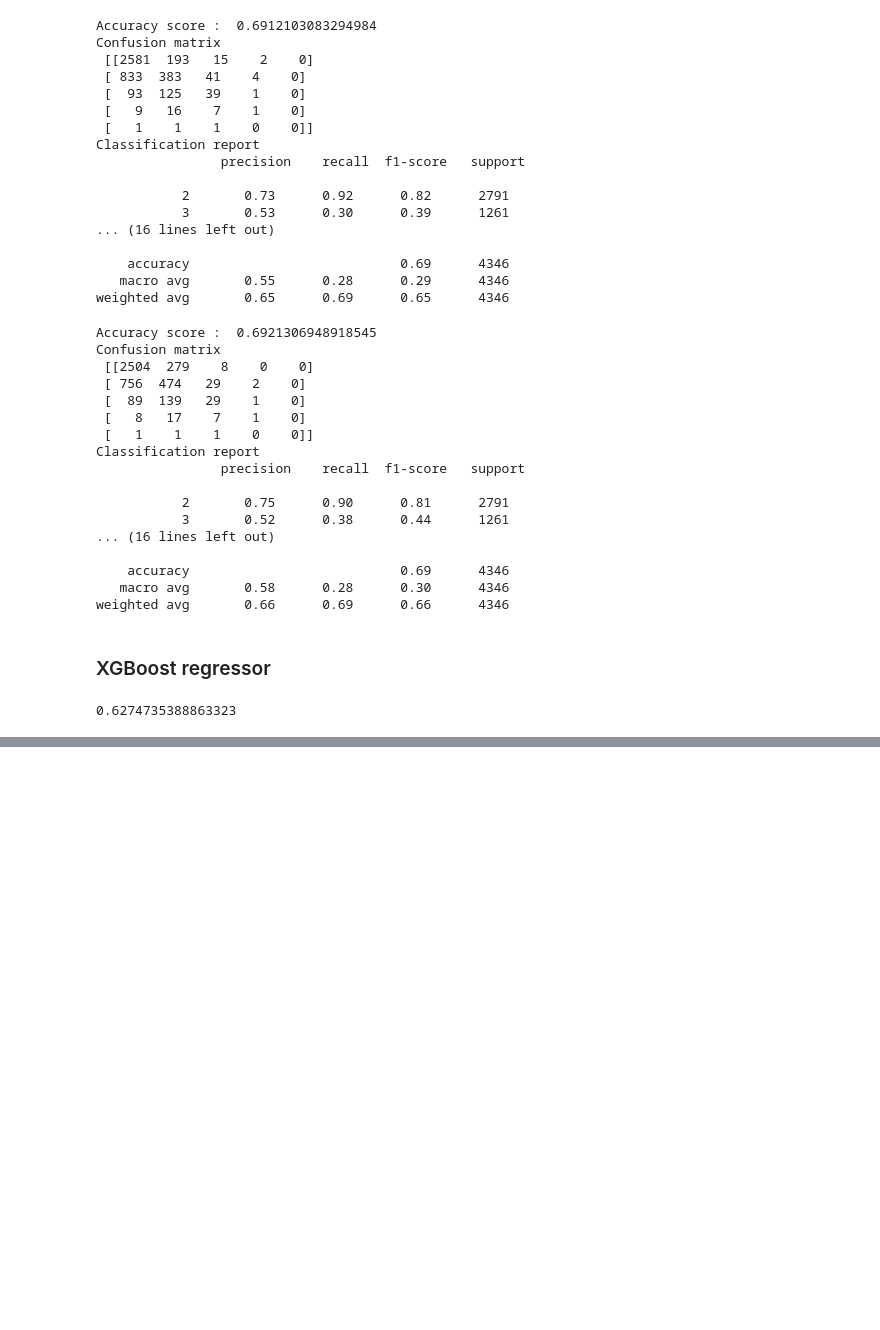
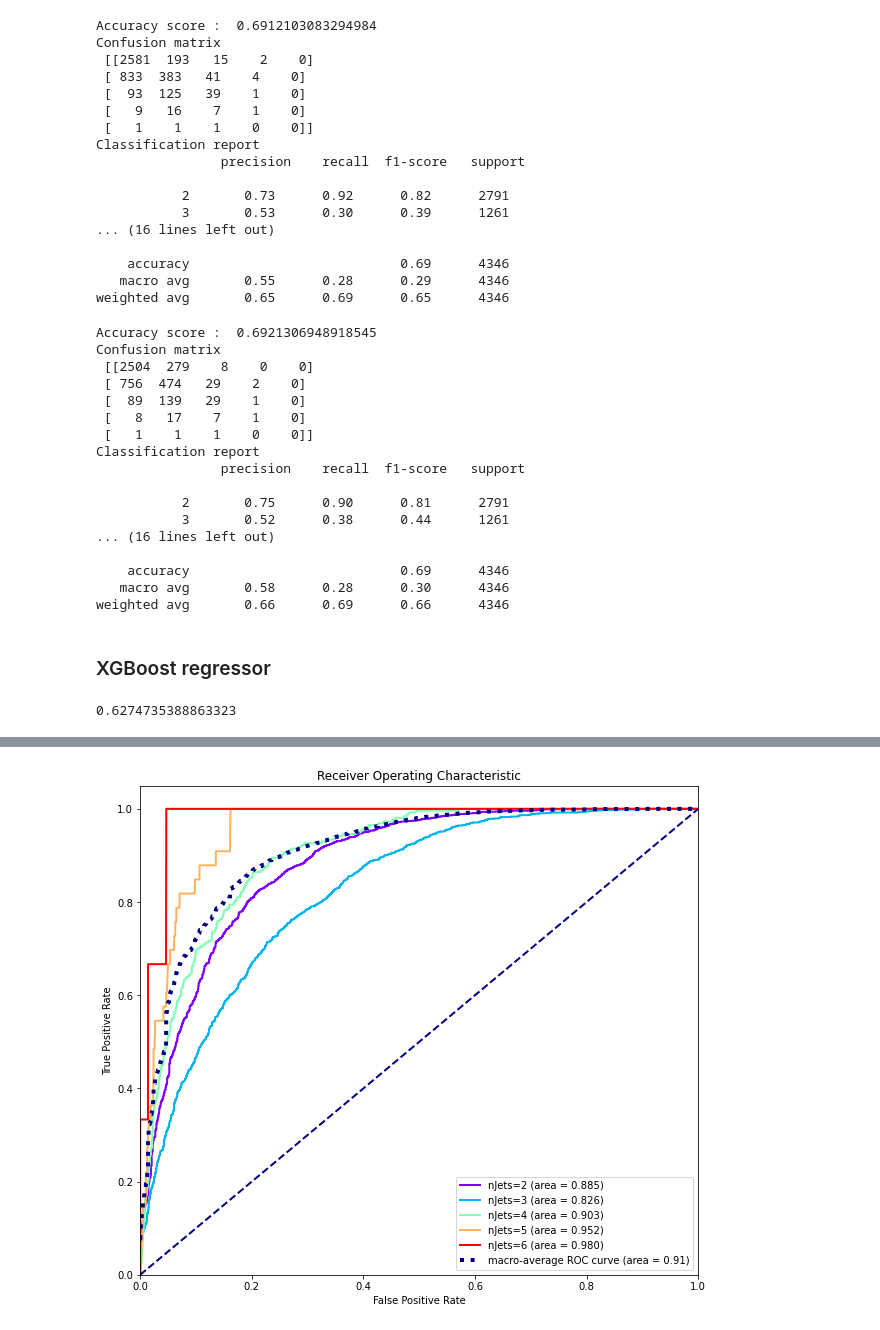
Before and after one commit to scallon/ML_analysis, a Jupyter notebook: projet_proton.ipynb, the cells around one changed output, grey strips where cells are left out. Cells and saved outputs as stored; diff of their text form; code cells hidden in the pictures; blank space fills up the shorter version.

```diff
--- a/projet_proton.ipynb
+++ b/projet_proton.ipynb
@@ -416,10 +416,16 @@ weighted avg       0.66      0.69      0.66      4346
 ### XGBoost regressor
 # %%
 from sklearn.ensemble import GradientBoostingClassifier
-modelgb = GradientBoostingClassifier(n_estimators=1000, learning_rate=1.0, max_depth=1, random_state=1)
+modelgb = GradientBoostingClassifier(n_estimators=100, learning_rate=1.0, max_depth=1, random_state=1)
 modelgb.fit(X_train,y_train)
 predgb = modelgb.predict(X_test)
 probsgb = modelgb.predict_proba(X_test)
 modelgb.score(X_test,y_test)
 # %% [output]
 0.6274735388863323
+# %%
+modelgb = GradientBoostingClassifier(n_estimators=100, learning_rate=1.0, max_depth=2, random_state=1)
+modelgb.fit(X_train,y_train)
+predgb = modelgb.predict(X_test)
+probsgb = modelgb.predict_proba(X_test)
+modelgb.score(X_test,y_test)
@@ -425,0 +434,6 @@ modelgb.score(X_test,y_test)
+# %%
+modelgb = GradientBoostingClassifier(n_estimators=100, learning_rate=0.1, max_depth=2, random_state=1)
+modelgb.fit(X_train,y_train)
+predgb = modelgb.predict(X_test)
+probsgb = modelgb.predict_proba(X_test)
+modelgb.score(X_test,y_test)
@@ -425,0 +442,6 @@ modelgb.score(X_test,y_test)
+# %%
+modelgb = GradientBoostingClassifier(n_estimators=300, learning_rate=0.1, max_depth=2, random_state=1)
+modelgb.fit(X_train,y_train)
+predgb = modelgb.predict(X_test)
+probsgb = modelgb.predict_proba(X_test)
+modelgb.score(X_test,y_test)
@@ -504,0 +506,69 @@ plt.show()
+# %%
+
+
+# plot it!
+
+from matplotlib.pyplot import cm
+plt.figure(figsize=(10,9))
+lw = 2
+colors = iter(cm.rainbow(np.linspace(0, 1, n_classes)))
+
+for i in range(n_classes):
+    plt.plot(
+        fpr[i],
+        tpr[i],
+        color=next(colors),
+        lw=lw,
+        label= "nJets=%1.0f (area = %0.3f)" %(nJetsOut[i] ,roc_auc[i]),
+    )
+
+
+# Plot all ROC curves
+#plt.figure()
+#plt.plot(
+#    fpr["micro"],
+#    tpr["micro"],
+#    label="micro-average ROC curve (area = {0:0.2f})".format(roc_auc["micro"]),
+#    color="deeppink",
+#    linestyle=":",
+#    linewidth=4,
+#)
+
+plt.plot(
+    fpr["macro"],
+    tpr["macro"],
+    label="macro-average ROC curve (area = {0:0.2f})".format(roc_auc["macro"]),
+    color="navy",
+    linestyle=":",
+    linewidth=4,
+)
+
+
+
+
+plt.plot([0, 1], [0, 1], color="navy", lw=lw, linestyle="--")
+plt.xlim([0.0, 1.0])
+plt.ylim([0.0, 1.05])
+plt.xlabel("False Positive Rate")
+plt.ylabel("True Positive Rate")
+plt.title("Receiver Operating Characteristic")
+plt.legend(loc="lower right")
+plt.show()
+
+#false_positive_rate, true_positive_rate, thresholds = roc_curve(y_test_bina[:,1], y_score[:,1])
+#auc_score = auc(false_positive_rate, true_positive_rate)
+
+#plt.title('ROC CurveS')
+#plt.plot(false_positive_rate, true_positive_rate, label='AUC = {:.2f}'.format(auc_score))
+#plt.plot(false_positive_rate, true_positive_rate, label='AUC = {:.2f}'.format(roc_auc[i]))
+
+# it's helpful to add a diagonal to indicate where chance
+# scores lie (i.e. just flipping a coin)
+#plt.plot([0,1],[0,1],'r--')
+#plt.xlim([-0.1,1.1])
+#plt.ylim([-0.1,1.1])
+#plt.xlabel('False Positive Rate')
+#plt.legend(loc='lower right')
+#plt.show()
+# %% [output]
+[figure, added]
```
Also changed, not shown: parts of 5 cells of this notebook.
